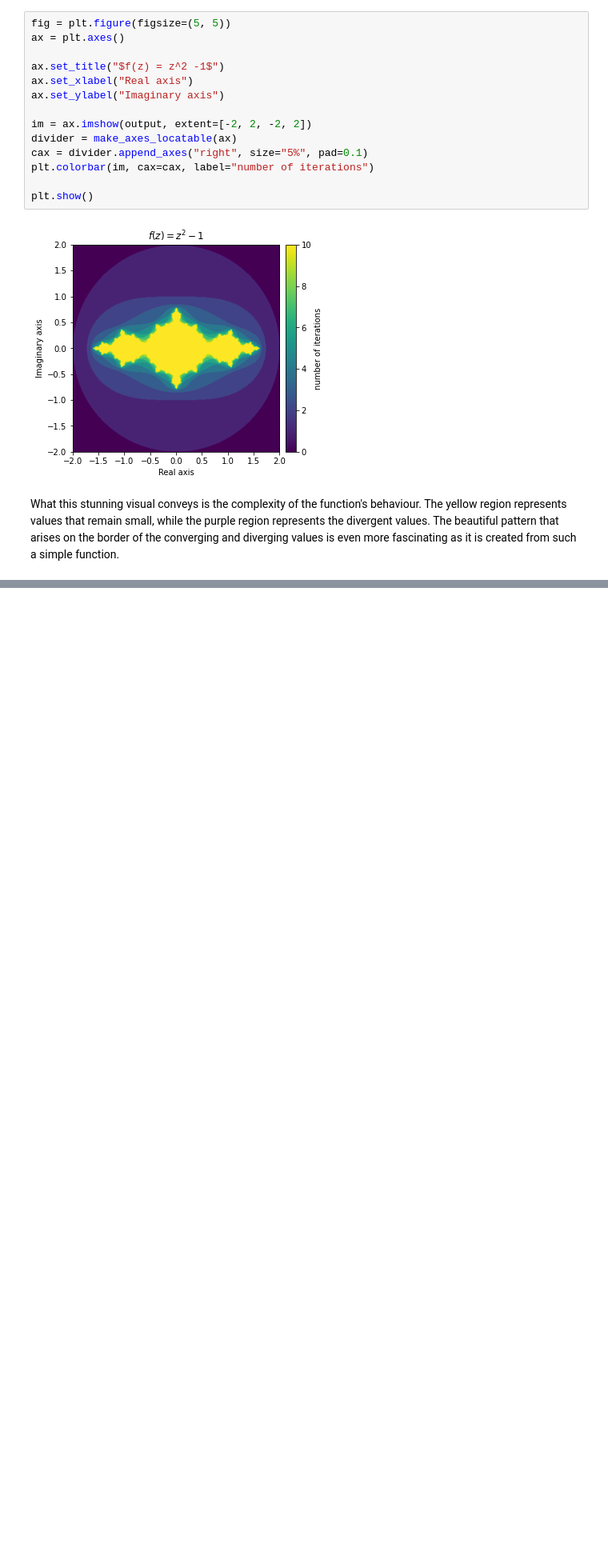
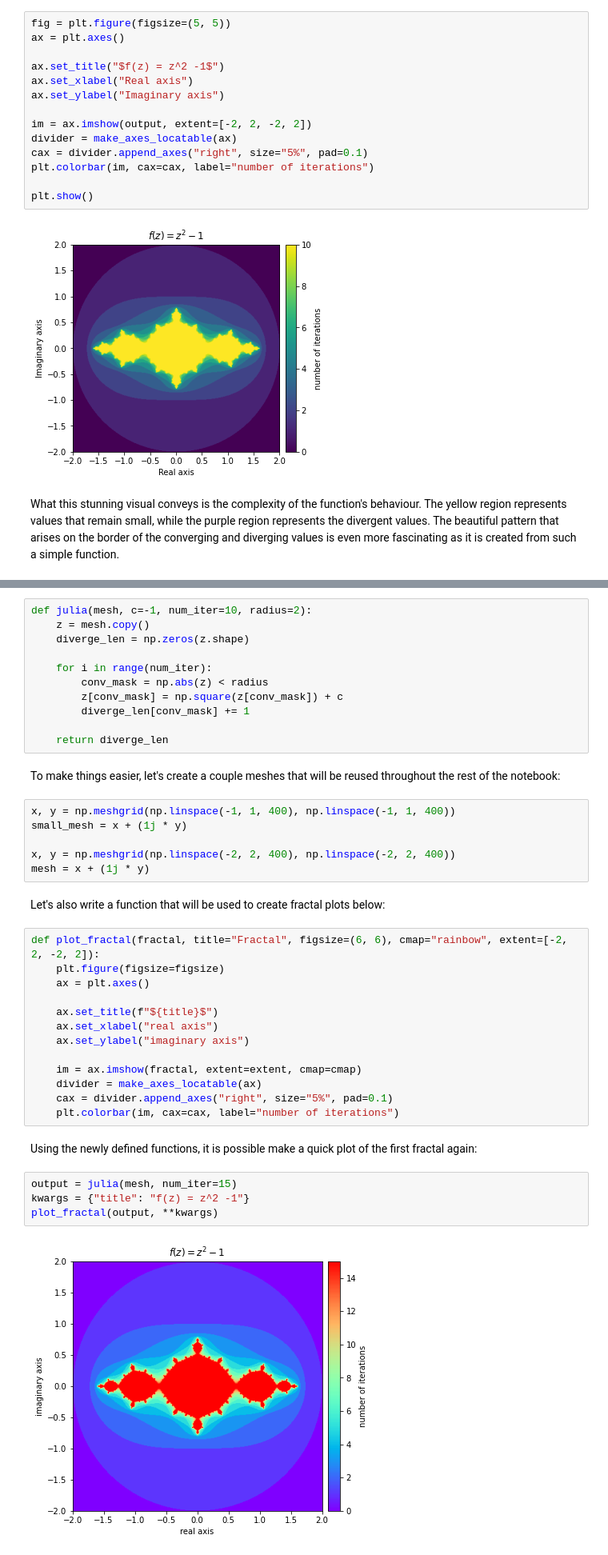
Before and after one commit to rifatrakib/practical-numpy, a Jupyter notebook: fractals.ipynb, the cells around one changed output, grey strips where cells are left out. Shown at 80% size. Cells and saved outputs as stored; diff of their text form; blank space fills up the shorter version.

Commit message:
julia set implemented, function to plot fractals

```diff
--- a/fractals.ipynb
+++ b/fractals.ipynb
@@ -192,0 +199,42 @@ What this stunning visual conveys is the complexity of the function's behaviour.
+# %%
+def julia(mesh, c=-1, num_iter=10, radius=2):
+    z = mesh.copy()
+    diverge_len = np.zeros(z.shape)
+
+    for i in range(num_iter):
+        conv_mask = np.abs(z) < radius
+        z[conv_mask] = np.square(z[conv_mask]) + c
+        diverge_len[conv_mask] += 1
+
+    return diverge_len
+# %% [markdown]
+To make things easier, let's create a couple meshes that will be reused throughout the rest of the notebook:
+# %%
+x, y = np.meshgrid(np.linspace(-1, 1, 400), np.linspace(-1, 1, 400))
+small_mesh = x + (1j * y)
+
+x, y = np.meshgrid(np.linspace(-2, 2, 400), np.linspace(-2, 2, 400))
+mesh = x + (1j * y)
+# %% [markdown]
+Let's also write a function that will be used to create fractal plots below:
+# %%
+def plot_fractal(fractal, title="Fractal", figsize=(6, 6), cmap="rainbow", extent=[-2, 2, -2, 2]):
+    plt.figure(figsize=figsize)
+    ax = plt.axes()
+
+    ax.set_title(f"${title}$")
+    ax.set_xlabel("real axis")
+    ax.set_ylabel("imaginary axis")
+
+    im = ax.imshow(fractal, extent=extent, cmap=cmap)
+    divider = make_axes_locatable(ax)
+    cax = divider.append_axes("right", size="5%", pad=0.1)
+    plt.colorbar(im, cax=cax, label="number of iterations")
+# %% [markdown]
+Using the newly defined functions, it is possible make a quick plot of the first fractal again:
+# %%
+output = julia(mesh, num_iter=15)
+kwargs = {"title": "f(z) = z^2 -1"}
+plot_fractal(output, **kwargs)
+# %% [output]
+[figure, added]
```
Also changed, not shown: parts of 5 cells of this notebook.
